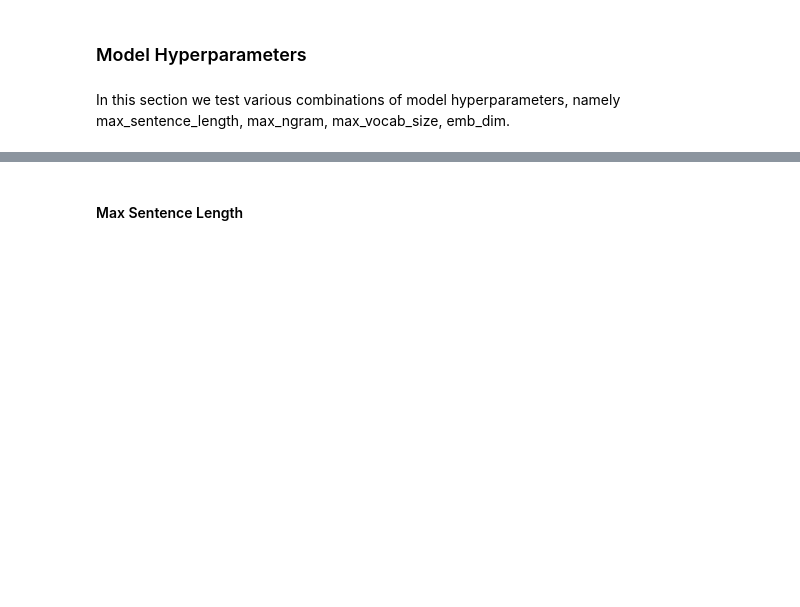
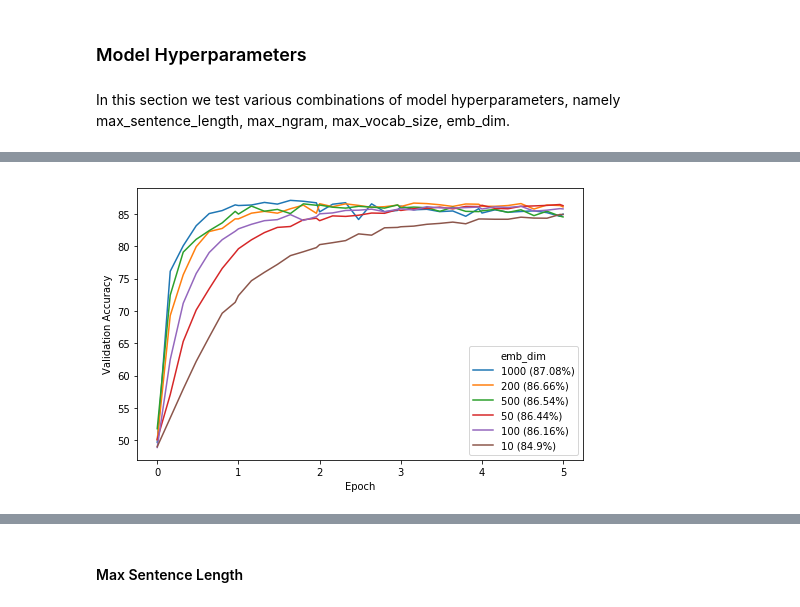
Before and after one commit to nyjgary/nlp-sentiment-analysis, a Jupyter notebook: nlp-sentiment-analysis.ipynb, the cells around one changed output, grey strips where cells are left out. Cells and saved outputs as stored; diff of their text form; code cells hidden in the pictures; blank space fills up the shorter version.

Commit message:
Tuned embedding dimension and max sentence length

```diff
--- a/nlp-sentiment-analysis.ipynb
+++ b/nlp-sentiment-analysis.ipynb
@@ -700,0 +730,4 @@ SELECT_TOKENIZATION_SCHEME = 'lowercase_no_punc_stopwords_nltk'
+# %%
+plot_multiple_learning_curves(load_experiment_log(experiment_name='Embedding_Dimension_10_1000'), 'emb_dim')
+# %% [output]
+[figure, added]
```
Also changed, not shown: parts of 24 cells of this notebook.
